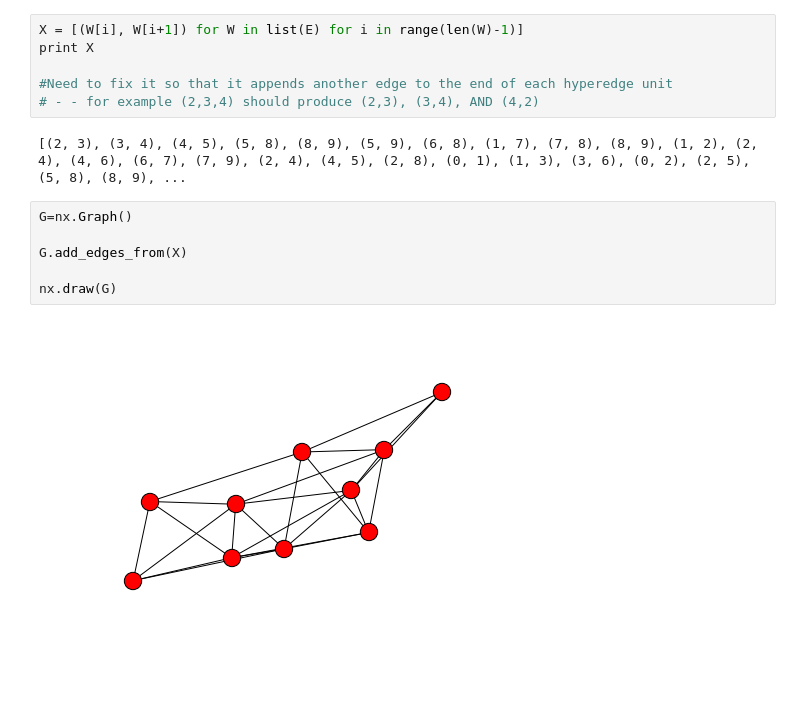
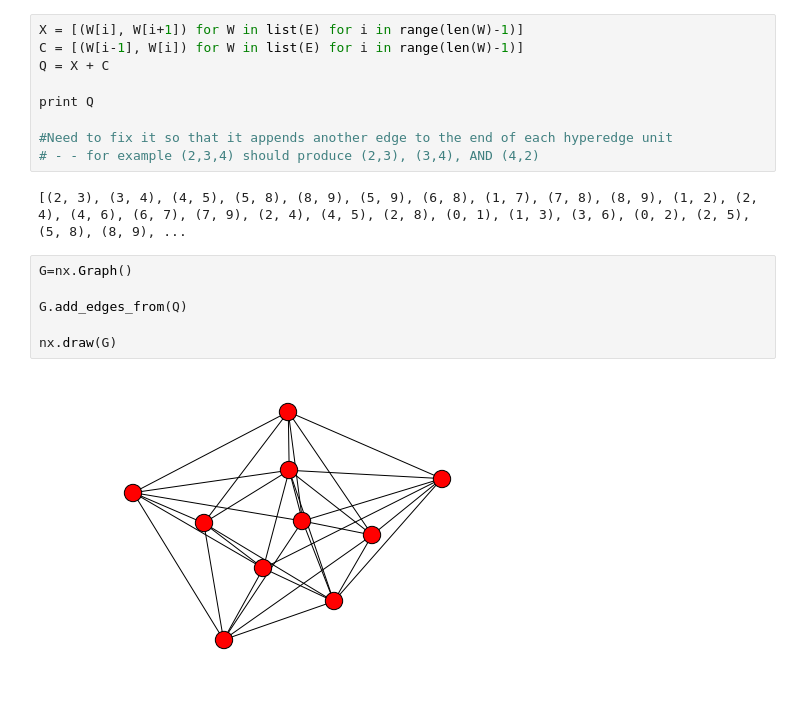
Before and after one commit to bill10/Hypergraph, a Jupyter notebook: ToyNetwork3.ipynb, the cells around one changed output. Drawn from its saved outputs; the diff is of its cells as text; blank space fills up the shorter version.

Commit message:
now generates correct edges, need to make neater.

```diff
--- a/ToyNetwork3.ipynb
+++ b/ToyNetwork3.ipynb
@@ -28,7 +28,10 @@ W
 (5, 9)
 # %%
 X = [(W[i], W[i+1]) for W in list(E) for i in range(len(W)-1)]
-print X
+C = [(W[i-1], W[i]) for W in list(E) for i in range(len(W)-1)]
+Q = X + C
+
+print Q
 
 #Need to fix it so that it appends another edge to the end of each hyperedge unit
 # - - for example (2,3,4) should produce (2,3), (3,4), AND (4,2)
@@ -37,11 +40,11 @@ print X
 # %%
 G=nx.Graph()
 
-G.add_edges_from(X)
+G.add_edges_from(Q)
 
 nx.draw(G)
 # %% [output]
-[figure, old version]
+[figure, new version]
 # %%
 #This is an example of the type of thing we want to build as opposed to the other simpler graph.
 B = [(2, 3),
```
Also changed, not shown: parts of 1 cell of this notebook.
